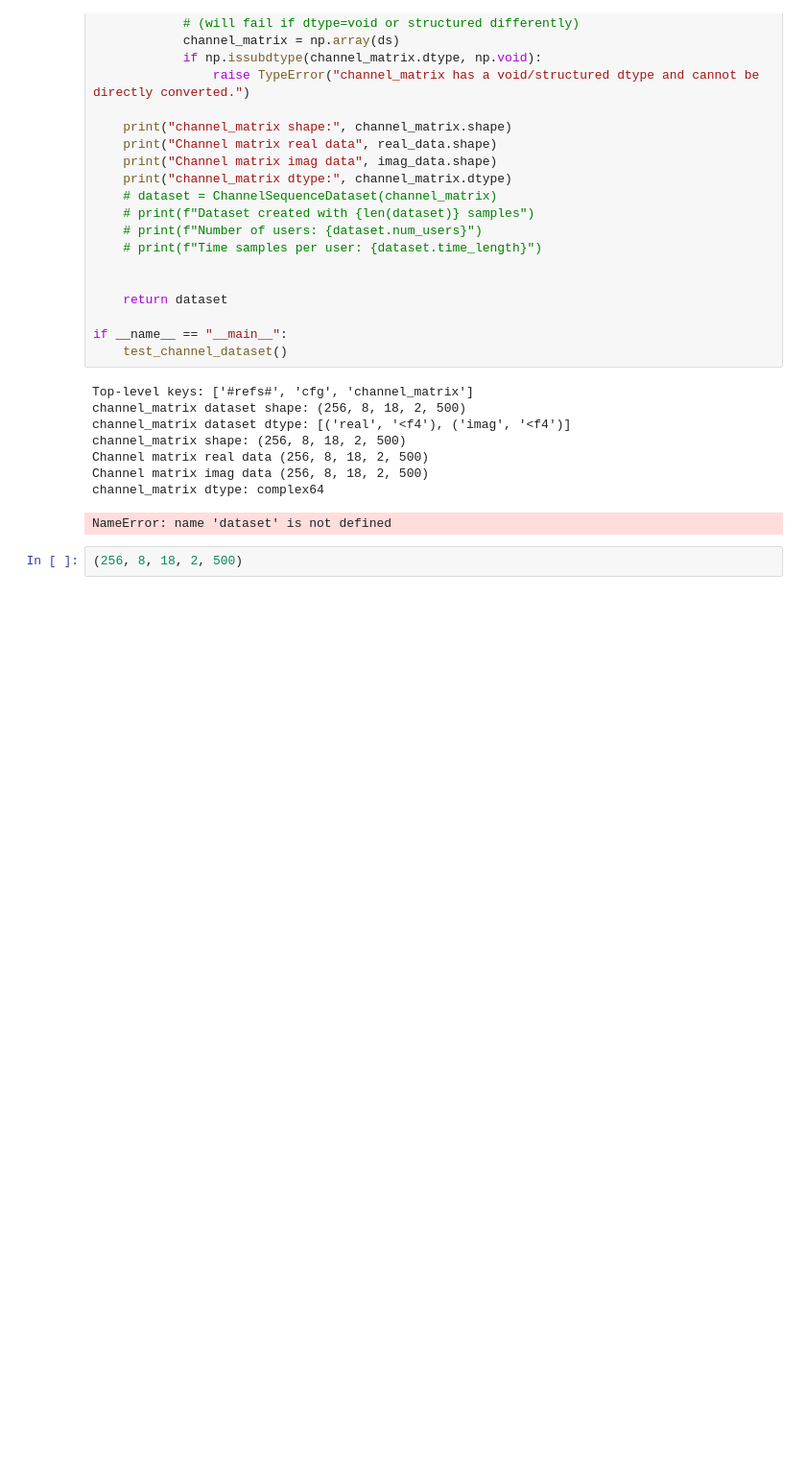
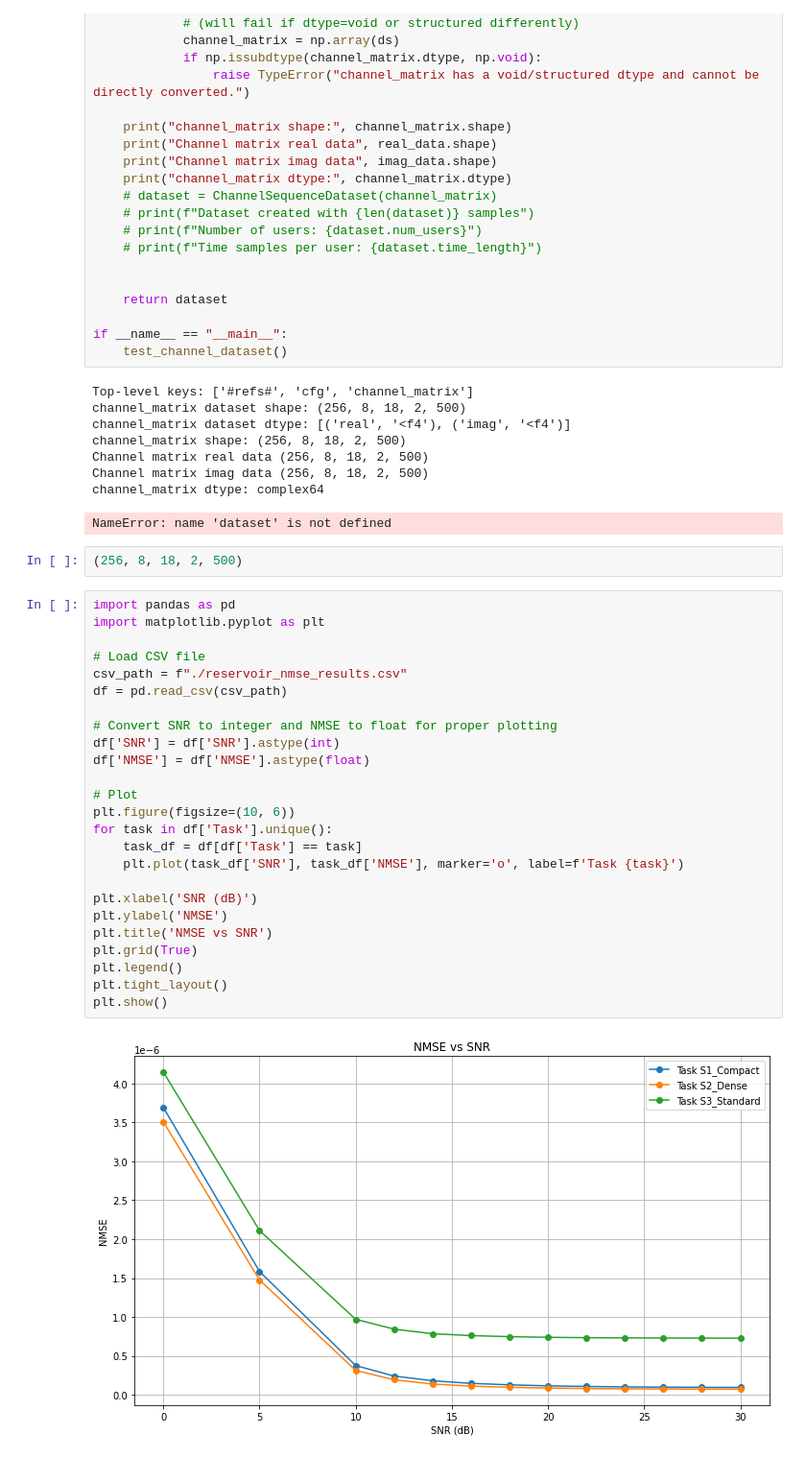
Before and after one commit to ahmd-mohsin/continual-learning-channel-prediction, a Jupyter notebook: continual_learning/test.ipynb, the cells around one changed output. Shown: that part at 96% size. Cells and saved outputs as stored; diff of their text form; blank space fills up the shorter version.

Commit message:
[update] Added results WIP-TRANS

```diff
--- a/continual_learning/test.ipynb
+++ b/continual_learning/test.ipynb
@@ -71,3 +71,30 @@ channel_matrix dtype: complex64
 NameError: name 'dataset' is not defined
 # %%
 (256, 8, 18, 2, 500)
+# %%
+import pandas as pd
+import matplotlib.pyplot as plt
+
+# Load CSV file
+csv_path = f"./reservoir_nmse_results.csv"
+df = pd.read_csv(csv_path)
+
+# Convert SNR to integer and NMSE to float for proper plotting
+df['SNR'] = df['SNR'].astype(int)
+df['NMSE'] = df['NMSE'].astype(float)
+
+# Plot
+plt.figure(figsize=(10, 6))
+for task in df['Task'].unique():
+    task_df = df[df['Task'] == task]
+    plt.plot(task_df['SNR'], task_df['NMSE'], marker='o', label=f'Task {task}')
+
+plt.xlabel('SNR (dB)')
+plt.ylabel('NMSE')
+plt.title('NMSE vs SNR')
+plt.grid(True)
+plt.legend()
+plt.tight_layout()
+plt.show()
+# %% [output]
+[figure, added]
```
Also changed, not shown: 16 other files.
